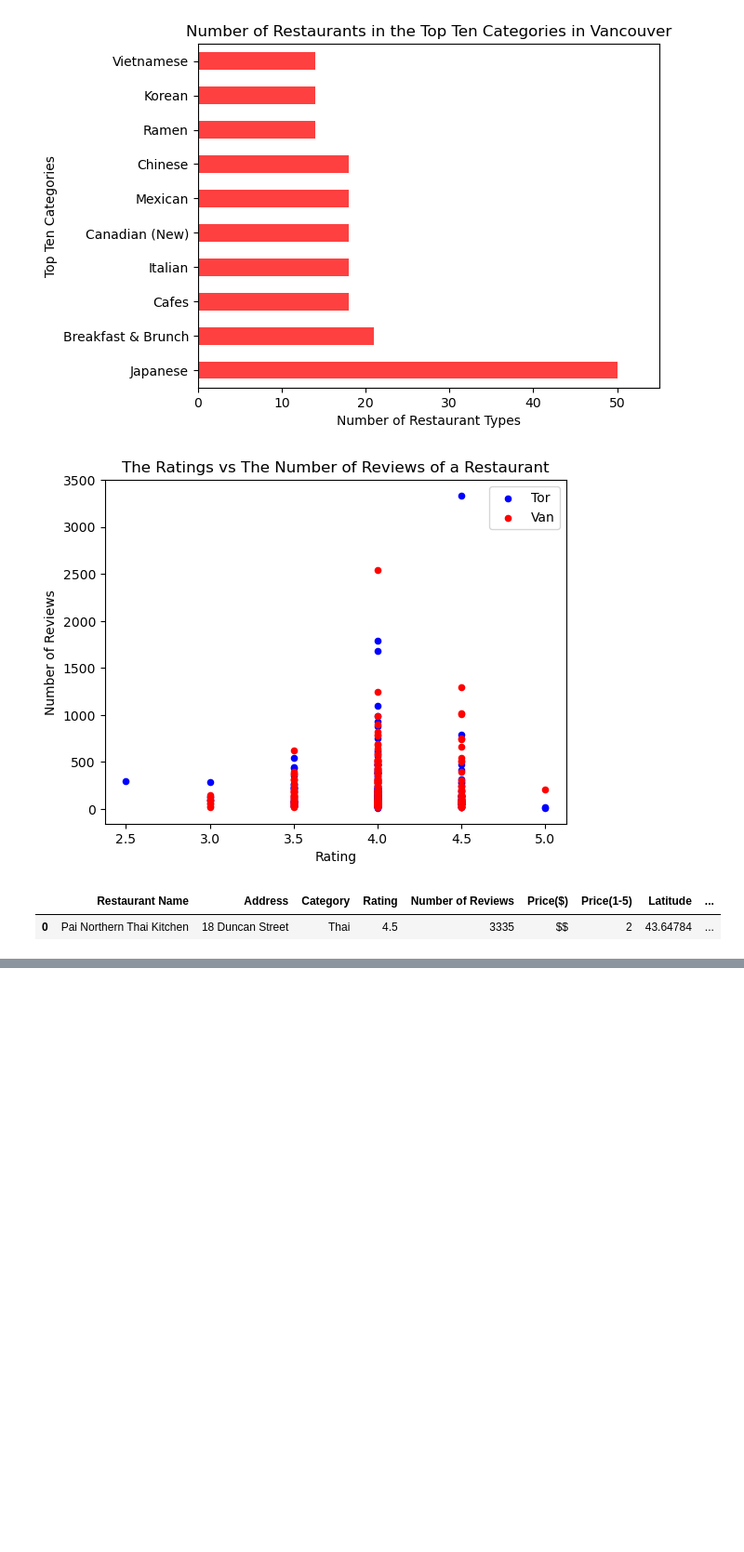
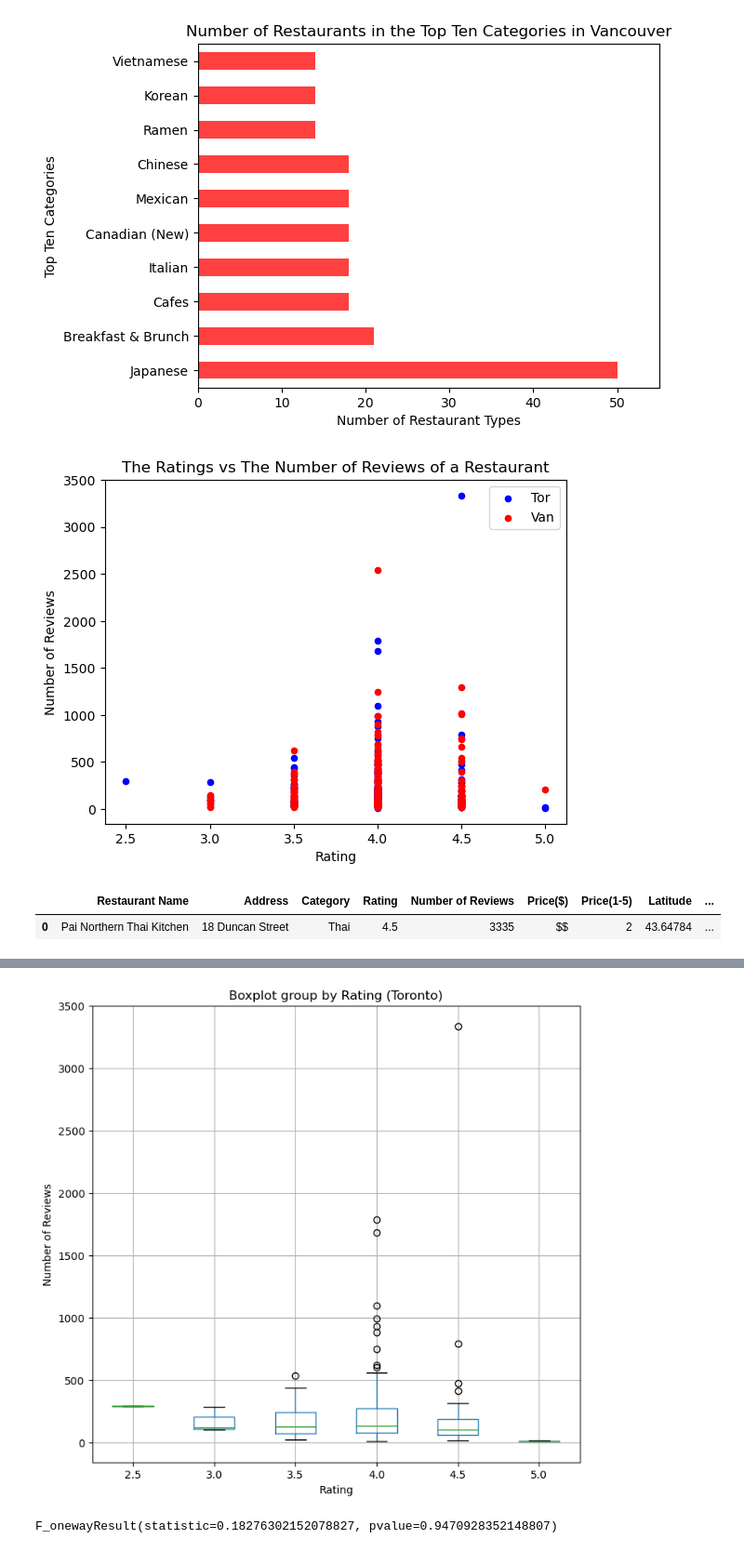
Before and after one commit to AlanDeng7/Module-7-Project1, a Jupyter notebook: Code_Alan/Question2.ipynb, the cells around one changed output, grey strips where cells are left out. Shown at 93% size. Saved outputs shown, nothing was run; the diff lists cells and outputs as text; code cells hidden in the pictures; blank space fills up the shorter version.

Commit message:
added stat analysis

```diff
--- a/Code_Alan/Question2.ipynb
+++ b/Code_Alan/Question2.ipynb
@@ -270,3 +289,27 @@ van_map = top_ten_van.hvplot.points(
 van_map
 # %% [output]
 [interactive output not drawn]
+# %%
+#boxplot of toronto restaurants grouped by rating
+top_ten_tor.boxplot("Number of Reviews", by="Rating", figsize=(8, 8))
+plt.suptitle("")
+plt.ylabel("Number of Reviews")
+plt.title("Boxplot group by Rating (Toronto)")
+
+#save image
+plt.savefig("Images/tor_boxplot_image.png",bbox_inches = "tight")
+# %% [output]
+[figure, added]
+# %%
+# Extract individual groups
+tor_group0 = top_ten_tor[top_ten_tor["Rating"] == 2.5]["Number of Reviews"]
+tor_group1 = top_ten_tor[top_ten_tor["Rating"] == 3]["Number of Reviews"]
+tor_group2 = top_ten_tor[top_ten_tor["Rating"] == 3.5]["Number of Reviews"]
+tor_group3 = top_ten_tor[top_ten_tor["Rating"] == 4]["Number of Reviews"]
+tor_group4 = top_ten_tor[top_ten_tor["Rating"] == 4.5]["Number of Reviews"]
+tor_group5 = top_ten_tor[top_ten_tor["Rating"] == 5]["Number of Reviews"]
+
+# Perform the ANOVA
+stats.f_oneway(tor_group0, tor_group1, tor_group2, tor_group3, tor_group4)
+# %% [output]
+F_onewayResult(statistic=0.18276302152078827, pvalue=0.9470928352148807)
```
Also changed, not shown: parts of 18 cells of this notebook, 2 other files.
